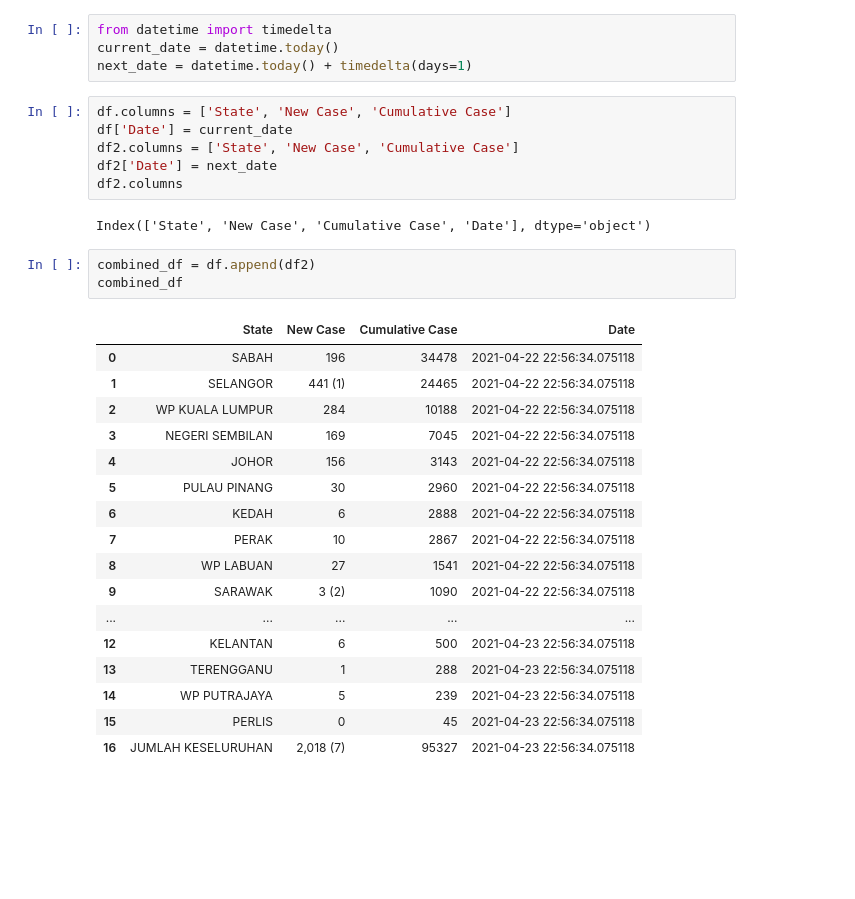
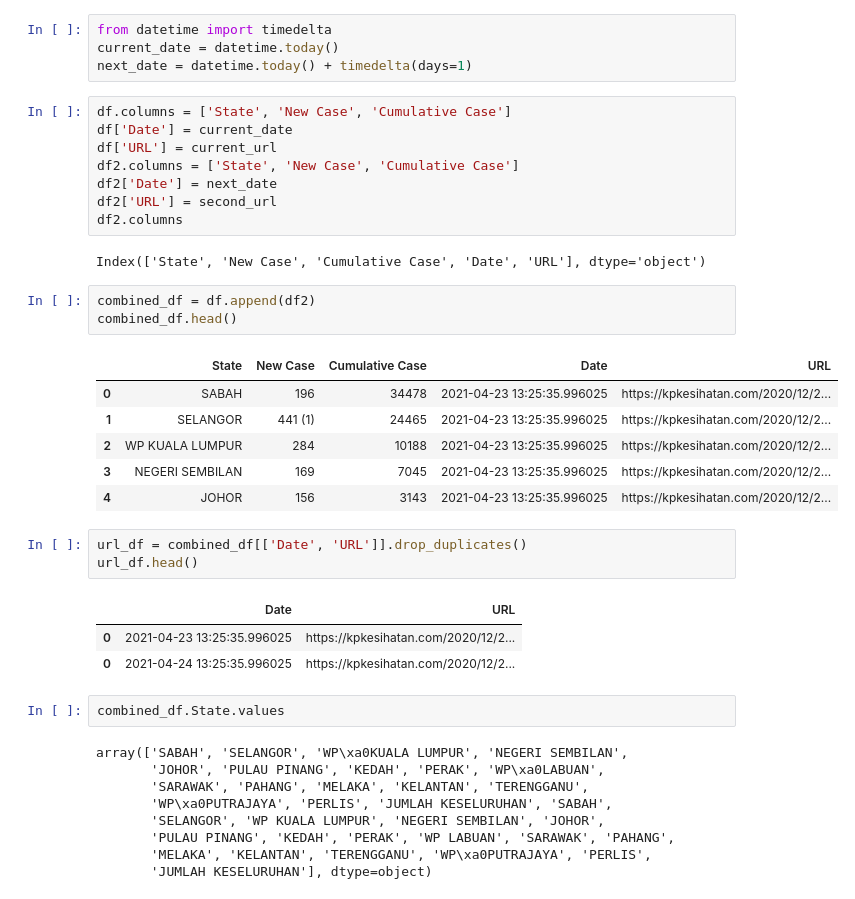
Before and after one commit to ansonnn07/covid19-malaysia, a Jupyter notebook: scrape_covid19_msia.ipynb, the cells around one changed output. Saved outputs shown, nothing was run; the diff lists cells and outputs as text; blank space fills up the shorter version.

```diff
--- a/scrape_covid19_msia.ipynb
+++ b/scrape_covid19_msia.ipynb
@@ -948,31 +942,40 @@ next_date = datetime.today() + timedelta(days=1)
 # %%
 df.columns = ['State', 'New Case', 'Cumulative Case']
 df['Date'] = current_date
+df['URL'] = current_url
 df2.columns = ['State', 'New Case', 'Cumulative Case']
 df2['Date'] = next_date
+df2['URL'] = second_url
 df2.columns
 # %% [output]
-Index(['State', 'New Case', 'Cumulative Case', 'Date'], dtype='object')
+Index(['State', 'New Case', 'Cumulative Case', 'Date', 'URL'], dtype='object')
 # %%
 combined_df = df.append(df2)
-combined_df
+combined_df.head()
 # %% [output]
-|  | State | New Case | Cumulative Case | Date |
-| 0 | SABAH | 196 | 34478 | 2021-04-22 22:56:34.075118 |
-| 1 | SELANGOR | 441 (1) | 24465 | 2021-04-22 22:56:34.075118 |
-| 2 | WP KUALA LUMPUR | 284 | 10188 | 2021-04-22 22:56:34.075118 |
-| 3 | NEGERI SEMBILAN | 169 | 7045 | 2021-04-22 22:56:34.075118 |
-| 4 | JOHOR | 156 | 3143 | 2021-04-22 22:56:34.075118 |
-| 5 | PULAU PINANG | 30 | 2960 | 2021-04-22 22:56:34.075118 |
-| 6 | KEDAH | 6 | 2888 | 2021-04-22 22:56:34.075118 |
-| 7 | PERAK | 10 | 2867 | 2021-04-22 22:56:34.075118 |
-| 8 | WP LABUAN | 27 | 1541 | 2021-04-22 22:56:34.075118 |
-| 9 | SARAWAK | 3 (2) | 1090 | 2021-04-22 22:56:34.075118 |
-| ... | ... | ... | ... | ... |
-| 12 | KELANTAN | 6 | 500 | 2021-04-23 22:56:34.075118 |
-| 13 | TERENGGANU | 1 | 288 | 2021-04-23 22:56:34.075118 |
-| 14 | WP PUTRAJAYA | 5 | 239 | 2021-04-23 22:56:34.075118 |
-| 15 | PERLIS | 0 | 45 | 2021-04-23 22:56:34.075118 |
-| 16 | JUMLAH KESELURUHAN | 2,018 (7) | 95327 | 2021-04-23 22:56:34.075118 |
+|  | State | New Case | Cumulative Case | Date | URL |
+| 0 | SABAH | 196 | 34478 | 2021-04-23 13:25:35.996025 | https://kpkesihatan.com/2020/12/2... |
+| 1 | SELANGOR | 441 (1) | 24465 | 2021-04-23 13:25:35.996025 | https://kpkesihatan.com/2020/12/2... |
+| 2 | WP KUALA LUMPUR | 284 | 10188 | 2021-04-23 13:25:35.996025 | https://kpkesihatan.com/2020/12/2... |
+| 3 | NEGERI SEMBILAN | 169 | 7045 | 2021-04-23 13:25:35.996025 | https://kpkesihatan.com/2020/12/2... |
+| 4 | JOHOR | 156 | 3143 | 2021-04-23 13:25:35.996025 | https://kpkesihatan.com/2020/12/2... |
+# %%
+url_df = combined_df[['Date', 'URL']].drop_duplicates()
+url_df.head()
+# %% [output]
+|  | Date | URL |
+| 0 | 2021-04-23 13:25:35.996025 | https://kpkesihatan.com/2020/12/2... |
+| 0 | 2021-04-24 13:25:35.996025 | https://kpkesihatan.com/2020/12/2... |
+# %%
+combined_df.State.values
+# %% [output]
+array(['SABAH', 'SELANGOR', 'WP\xa0KUALA LUMPUR', 'NEGERI SEMBILAN',
+       'JOHOR', 'PULAU PINANG', 'KEDAH', 'PERAK', 'WP\xa0LABUAN',
+       'SARAWAK', 'PAHANG', 'MELAKA', 'KELANTAN', 'TERENGGANU',
+       'WP\xa0PUTRAJAYA', 'PERLIS', 'JUMLAH KESELURUHAN', 'SABAH',
+       'SELANGOR', 'WP KUALA LUMPUR', 'NEGERI SEMBILAN', 'JOHOR',
+       'PULAU PINANG', 'KEDAH', 'PERAK', 'WP LABUAN', 'SARAWAK', 'PAHANG',
+       'MELAKA', 'KELANTAN', 'TERENGGANU', 'WP\xa0PUTRAJAYA', 'PERLIS',
+       'JUMLAH KESELURUHAN'], dtype=object)
 # %%
 combined_df.State = combined_df.State.str.replace('\xa0', ' ').str.replace('.', '', regex=False)
```
Also changed, not shown: parts of 15 cells of this notebook, 1 other file.
